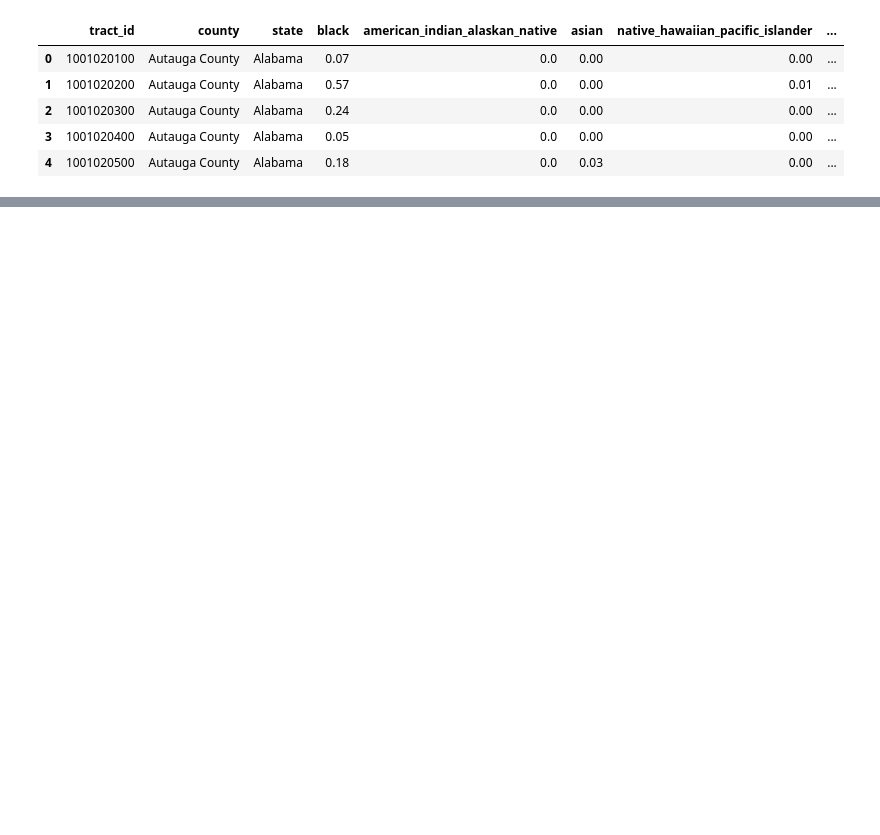
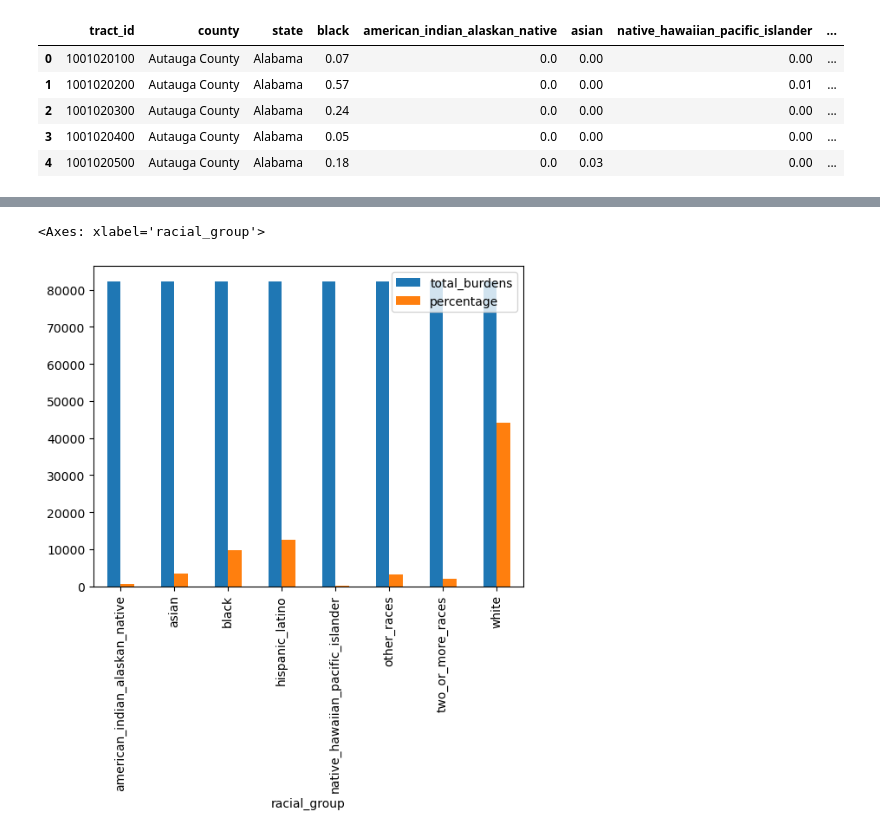
Before and after one commit to haylee360/j40-data-exploration, a Jupyter notebook: docs/acs.ipynb, the cells around one changed output, grey strips where cells are left out. Saved outputs shown, nothing was run; the diff lists cells and outputs as text; code cells hidden in the pictures; blank space fills up the shorter version.

Commit message:
Graph attempts

```diff
--- a/docs/acs.ipynb
+++ b/docs/acs.ipynb
@@ -67,0 +75,13 @@ dem.head()
+# %%
+# dem.to_csv('../data/demographics.csv', index=False)
+
+# Melt the dataframe to make it easier to plot
+racial_columns = [
+    "black", "american_indian_alaskan_native", "asian",
+    "native_hawaiian_pacific_islander", "two_or_more_races",
+    "white", "hispanic_latino", "other_races"
+]
+
+df_melted = dem.melt(id_vars=["total_burdens"], value_vars=racial_columns,
+                    var_name="racial_group", value_name="percentage")
+df_melted.head()
@@ -67,0 +95,5 @@ dem.head()
+# %%
+df_melted.groupby('racial_group').sum().plot(kind='bar')
+# %% [output]
+<Axes: xlabel='racial_group'>
+[figure, added]
```
Also changed, not shown: parts of 11 cells of this notebook.
